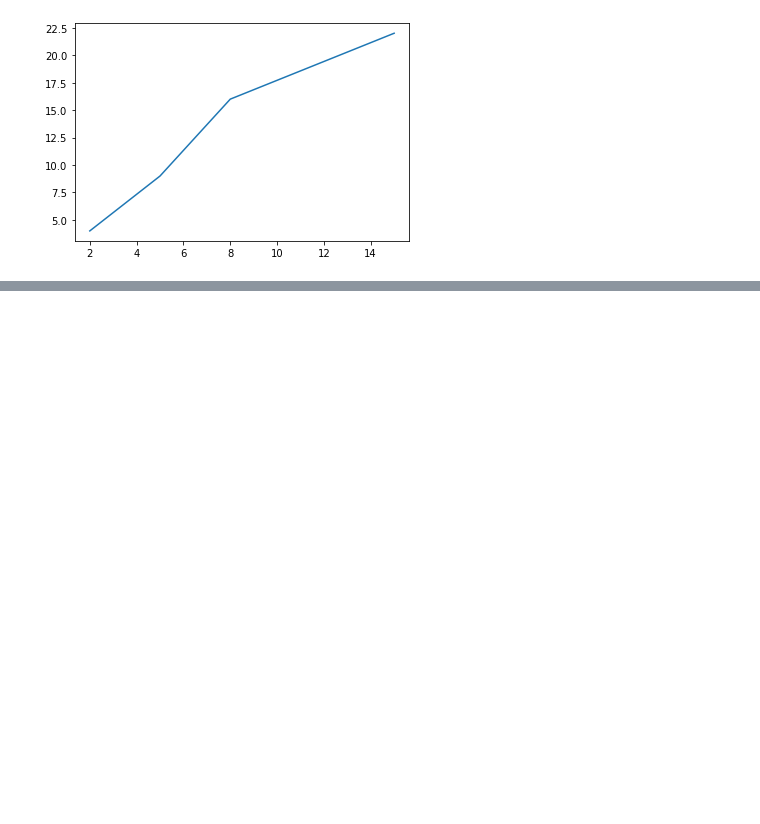
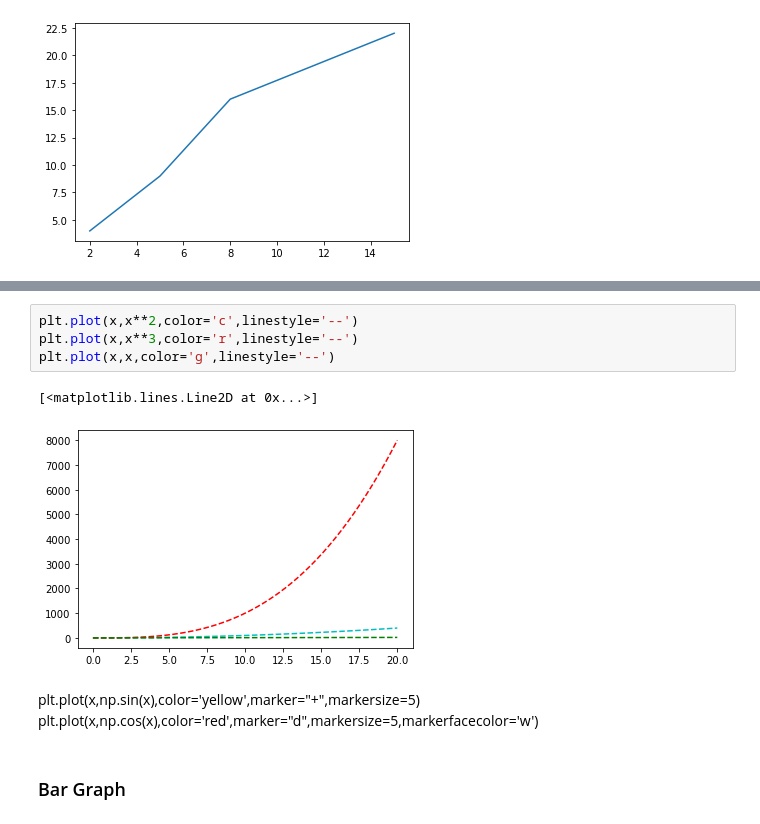
Before and after one commit to sandeepkosuru/APSSDC_DA_WORKSHOP, a Jupyter notebook: 16-04-21.ipynb, the cells around one changed output, grey strips where cells are left out. Drawn from its saved outputs; the diff is of its cells as text; blank space fills up the shorter version.

```diff
--- a/16-04-21.ipynb
+++ b/16-04-21.ipynb
@@ -237,0 +237,12 @@ legend(*args, **kwargs)
+# %%
+plt.plot(x,x**2,color='c',linestyle='--')
+plt.plot(x,x**3,color='r',linestyle='--')
+plt.plot(x,x,color='g',linestyle='--')
+# %% [output]
+[<matplotlib.lines.Line2D at 0x...>]
+[figure, added]
+# %% [markdown]
+plt.plot(x,np.sin(x),color='yellow',marker="+",markersize=5)
+plt.plot(x,np.cos(x),color='red',marker="d",markersize=5,markerfacecolor='w')
+# %% [markdown]
+### Bar Graph
```
Also changed, not shown: parts of 2 cells of this notebook, 5 other files.
